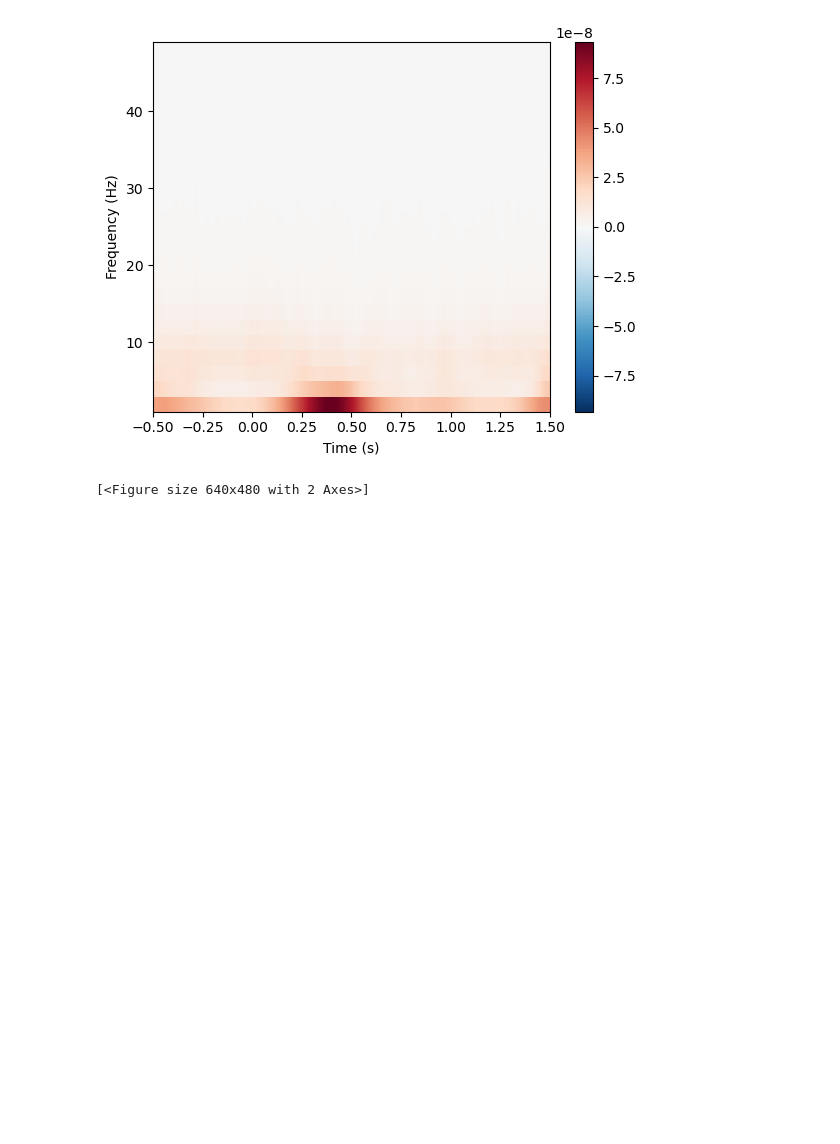
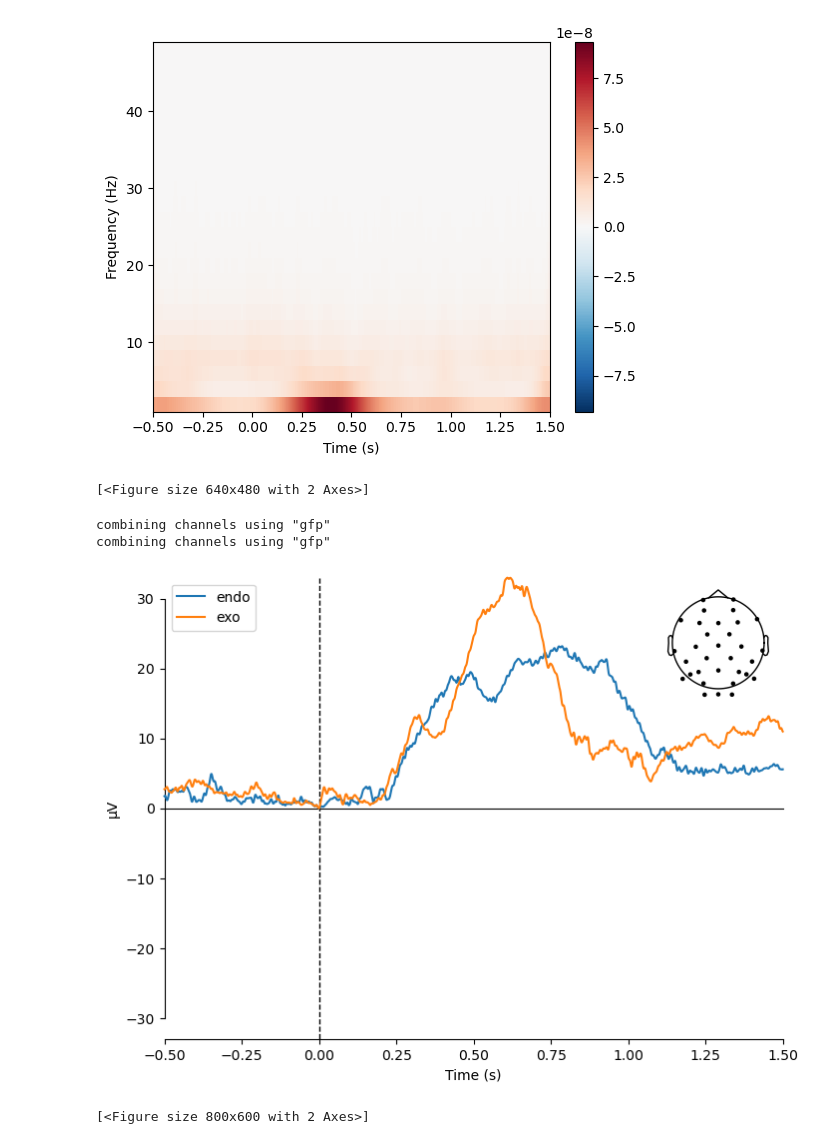
Before and after one commit to Shawnzty/tACS-Attention, a Jupyter notebook: processing/eeg_analysis/individual_analysis.ipynb, the cells around one changed output. Cells and saved outputs as stored; diff of their text form; code cells hidden in the pictures; blank space fills up the shorter version.

```diff
--- a/processing/eeg_analysis/individual_analysis.ipynb
+++ b/processing/eeg_analysis/individual_analysis.ipynb
@@ -134,3 +146,17 @@ power.plot(["Cz"])
 No baseline correction applied
 [figure]
 [<Figure size 640x480 with 2 Axes>]
+# %%
+evoked_1 = epochs_1.average()
+evoked_2 = epochs_2.average()
+
+mne.viz.plot_compare_evokeds(
+    dict(endo=evoked_1, exo=evoked_2),
+    legend="upper left",
+    show_sensors="upper right",
+)
+# %% [output]
+combining channels using "gfp"
+combining channels using "gfp"
+[figure, added]
+[<Figure size 800x600 with 2 Axes>]
```
Also changed, not shown: parts of 2 cells of this notebook, 2 other files.
